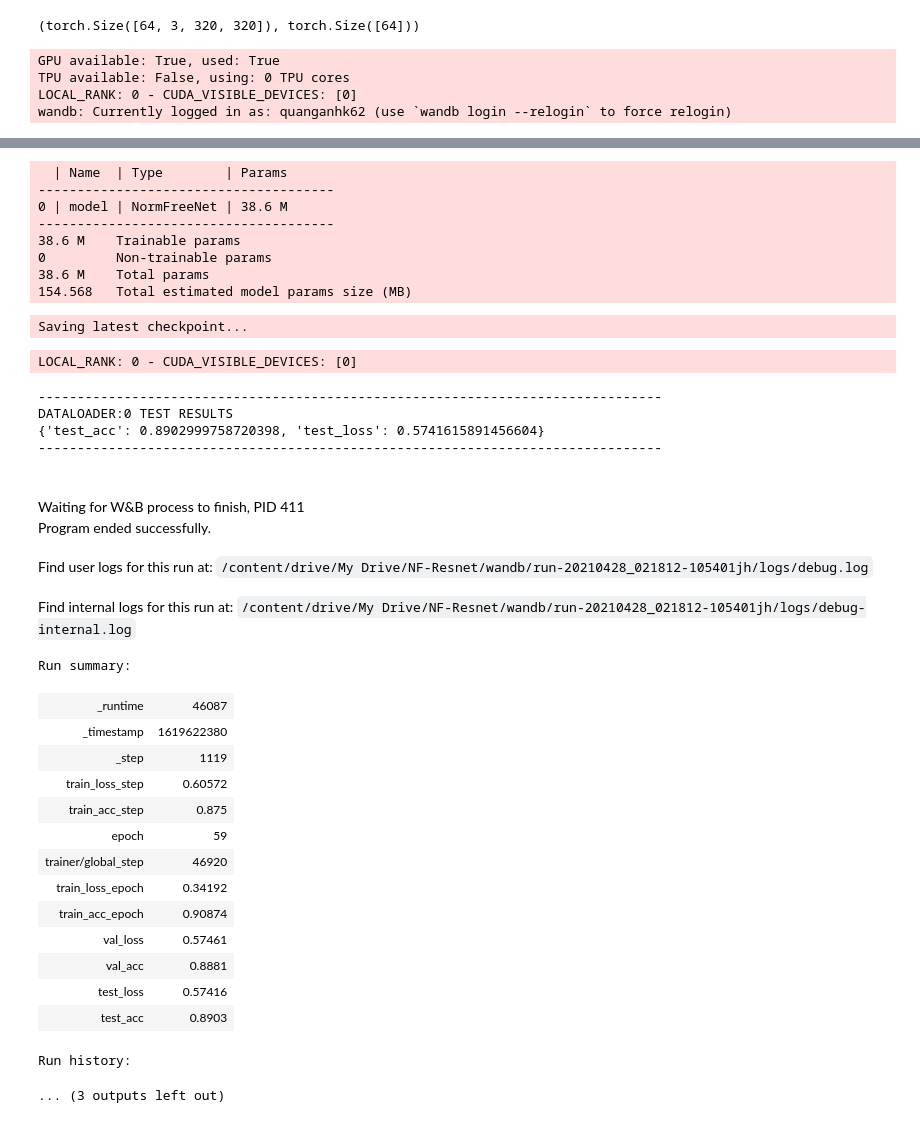
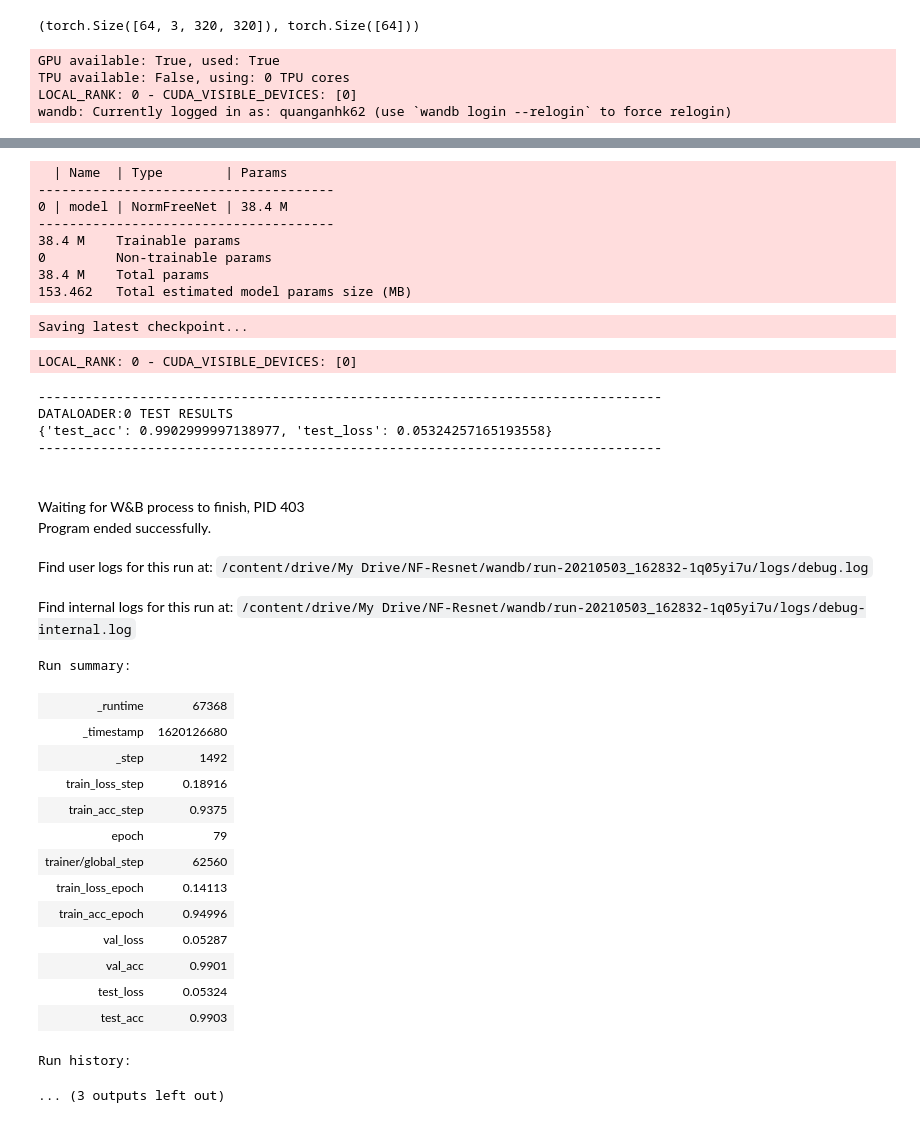
Before and after one commit to quanganh1999/NF-Net-on-CIFAR, a Jupyter notebook: Train_NF_ResNet_on_Cifar_10_using_PyTorch_Lightning.ipynb, the cells around one changed output, grey strips where cells are left out. Saved outputs shown, nothing was run; the diff lists cells and outputs as text; code cells hidden in the pictures.

```diff
--- a/Train_NF_ResNet_on_Cifar_10_using_PyTorch_Lightning.ipynb
+++ b/Train_NF_ResNet_on_Cifar_10_using_PyTorch_Lightning.ipynb
@@ -364,7 +366,7 @@ class ImagePredictionLogger(Callback):
 #### 💾 Model Checkpoint Callback
 # %%
 MODEL_CKPT_PATH = './model'
-MODEL_CKPT = 'model-CIFAR100-{epoch:02d}-{val_loss:.2f}'
+MODEL_CKPT = 'model-CIFAR10-{epoch:02d}-{val_acc:.3f}'
 # MODEL_CKPT = 'model1-{epoch:02d}-{val_acc:.3f}'
 
 checkpoint_callback = ModelCheckpoint(
@@ -417,11 +419,23 @@ class LitModel(pl.LightningModule):
 
     # logic for a single training step
     def training_step(self, batch, batch_idx):
+        # x, y = batch
+        # logits = self(x)
+        # loss = F.cross_entropy(logits, y)
+        opt = self.optimizers()
+
+        def closure():
+          x, y = batch
+          logits = self(x)
+          loss = F.cross_entropy(logits, y)
+          opt.zero_grad()
+          self.manual_backward(loss)
+          return loss
+
+        opt.step(closure=closure)
+        # training metrics
         x, y = batch
         logits = self(x)
-        loss = F.cross_entropy(logits, y)
-
-        # training metrics
         preds = torch.argmax(logits, dim=1)
         acc = accuracy(preds, y)
         self.log('train_loss', loss, on_step=True, on_epoch=True, logger=True)
@@ -457,21 +471,22 @@ class LitModel(pl.LightningModule):
 
     def configure_optimizers(self):
         # optimizer = torch.optim.Adam(self.parameters(), lr=self.learning_rate)
-        optimizer = torch.optim.SGD(model.parameters(), lr=self.learning_rate, momentum=0.9, weight_decay=1e-6, nesterov = True)
+        optimizer = sam.SAM(self.model.parameters(), base_optimizer, lr=self.learning_rate, momentum=0.9, weight_decay=1e-6, nesterov = True)
         #Because of using pretrain model, we should turn off warm up when using AGC
+        scheduler = torch.optim.lr_scheduler.CosineAnnealingLR(optimizer, 80)
         if(self.used_agc is False):
-          scheduler = pl_bolts.optimizers.lr_scheduler.LinearWarmupCosineAnnealingLR(optimizer, warmup_epochs = 5, max_epochs = 60)
+          scheduler = pl_bolts.optimizers.lr_scheduler.LinearWarmupCosineAnnealingLR(optimizer, warmup_epochs = 5, max_epochs = 80)
         else:
           scheduler = torch.optim.lr_scheduler.CosineAnnealingLR(optimizer, 60)
-        #return optimizer
+        return optimizer
         return [optimizer], [scheduler]
 # %% [markdown]
 ## ⚡ Train and Evaluate The Model
 # %%
 # Init our data pipeline
 BATCH_SIZE = 64
-# dm = CIFAR10Data(batch_size=BATCH_SIZE)
-dm = CIFAR100Data(batch_size=BATCH_SIZE)
+dm = CIFAR10Data(batch_size=BATCH_SIZE)
+# dm = CIFAR100Data(batch_size=BATCH_SIZE)
 # To access the x_dataloader we need to call prepare_data and setup.
 dm.prepare_data()
 dm.setup()
@@ -486,13 +501,13 @@ Files already downloaded and verified
 (torch.Size([64, 3, 320, 320]), torch.Size([64]))
 # %%
 # Init our model
-model = LitModel(input_shape=(3, 256, 256), num_classes = 100, learning_rate=0.01, used_agc=False, clip_grad=0.16)
+model = LitModel(input_shape=(3, 256, 256), num_classes = 10, learning_rate=0.01, used_agc=False, clip_grad=0.16)
 
 # Initialize wandb logger
 wandb_logger = WandbLogger(project='nfnet', job_type='train-nf-resnet')
 
 # Initialize a trainer
-trainer = pl.Trainer(max_epochs=60,
+trainer = pl.Trainer(max_epochs=80,
                      progress_bar_refresh_rate=5,
                      gpus=1,
                      logger=wandb_logger,
@@ -521,35 +536,35 @@ Run data is saved locally in /content/drive/My Drive/NF-Resnet/wandb/run-2021042
   | Name  | Type        | Params
 --------------------------------------
-0 | model | NormFreeNet | 38.6 M
+0 | model | NormFreeNet | 38.4 M
 --------------------------------------
-38.6 M    Trainable params
+38.4 M    Trainable params
 0         Non-trainable params
-38.6 M    Total params
-154.568   Total estimated model params size (MB)
+38.4 M    Total params
+153.462   Total estimated model params size (MB)
 Saving latest checkpoint...
 LOCAL_RANK: 0 - CUDA_VISIBLE_DEVICES: [0]
 --------------------------------------------------------------------------------
 DATALOADER:0 TEST RESULTS
-{'test_acc': 0.8902999758720398, 'test_loss': 0.5741615891456604}
+{'test_acc': 0.9902999997138977, 'test_loss': 0.05324257165193558}
 --------------------------------------------------------------------------------
-Waiting for W&B process to finish, PID 411
+Waiting for W&B process to finish, PID 403
 Program ended successfully.
-Find user logs for this run at: /content/drive/My Drive/NF-Resnet/wandb/run-20210428_021812-105401jh/logs/debug.log
+Find user logs for this run at: /content/drive/My Drive/NF-Resnet/wandb/run-20210503_162832-1q05yi7u/logs/debug.log
-Find internal logs for this run at: /content/drive/My Drive/NF-Resnet/wandb/run-20210428_021812-105401jh/logs/debug-internal.log
+Find internal logs for this run at: /content/drive/My Drive/NF-Resnet/wandb/run-20210503_162832-1q05yi7u/logs/debug-internal.log
 Run summary:
-| _runtime | 46087 |
-| _timestamp | 1619622380 |
-| _step | 1119 |
-| train_loss_step | 0.60572 |
-| train_acc_step | 0.875 |
-| epoch | 59 |
-| trainer/global_step | 46920 |
-| train_loss_epoch | 0.34192 |
-| train_acc_epoch | 0.90874 |
-| val_loss | 0.57461 |
-| val_acc | 0.8881 |
-| test_loss | 0.57416 |
-| test_acc | 0.8903 |
+| _runtime | 67368 |
+| _timestamp | 1620126680 |
+| _step | 1492 |
+| train_loss_step | 0.18916 |
+| train_acc_step | 0.9375 |
+| epoch | 79 |
+| trainer/global_step | 62560 |
+| train_loss_epoch | 0.14113 |
+| train_acc_epoch | 0.94996 |
+| val_loss | 0.05287 |
+| val_acc | 0.9901 |
+| test_loss | 0.05324 |
+| test_acc | 0.9903 |
 Run history:
 ... (3 outputs left out)
 # %%
```
Also changed, not shown: parts of 6 cells of this notebook.
